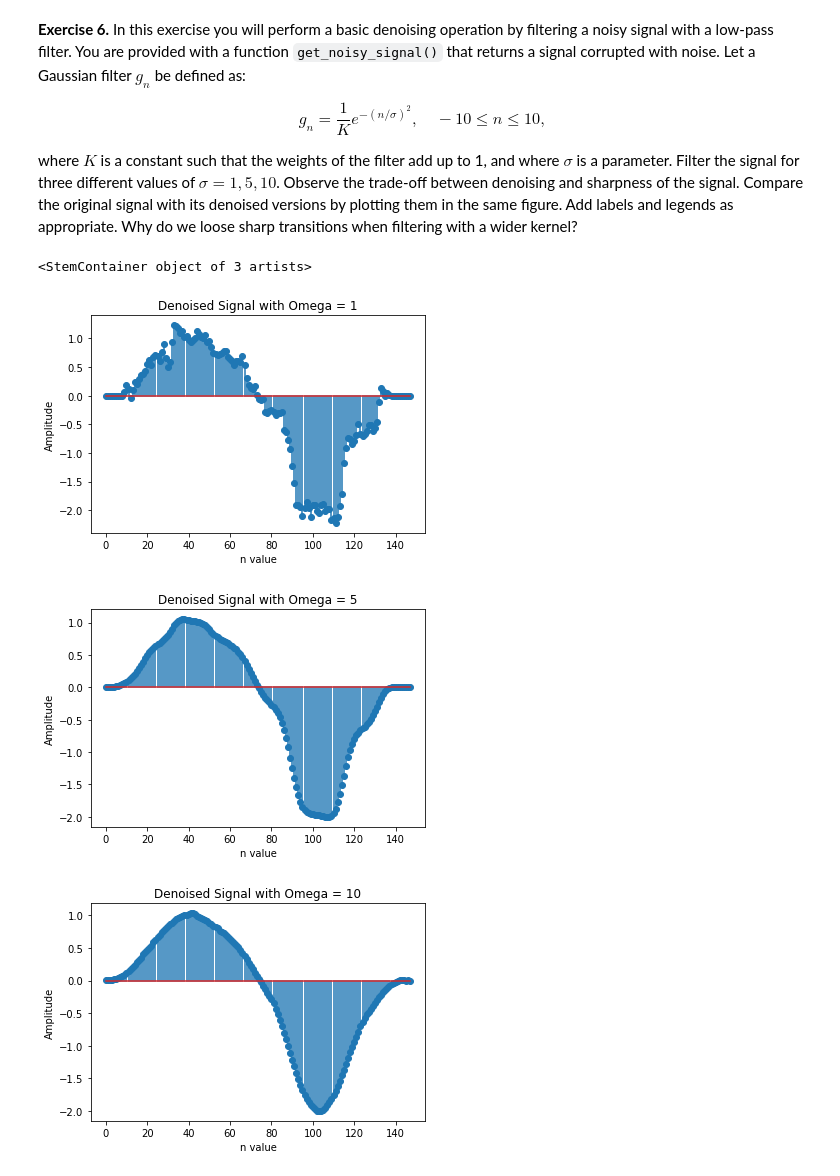
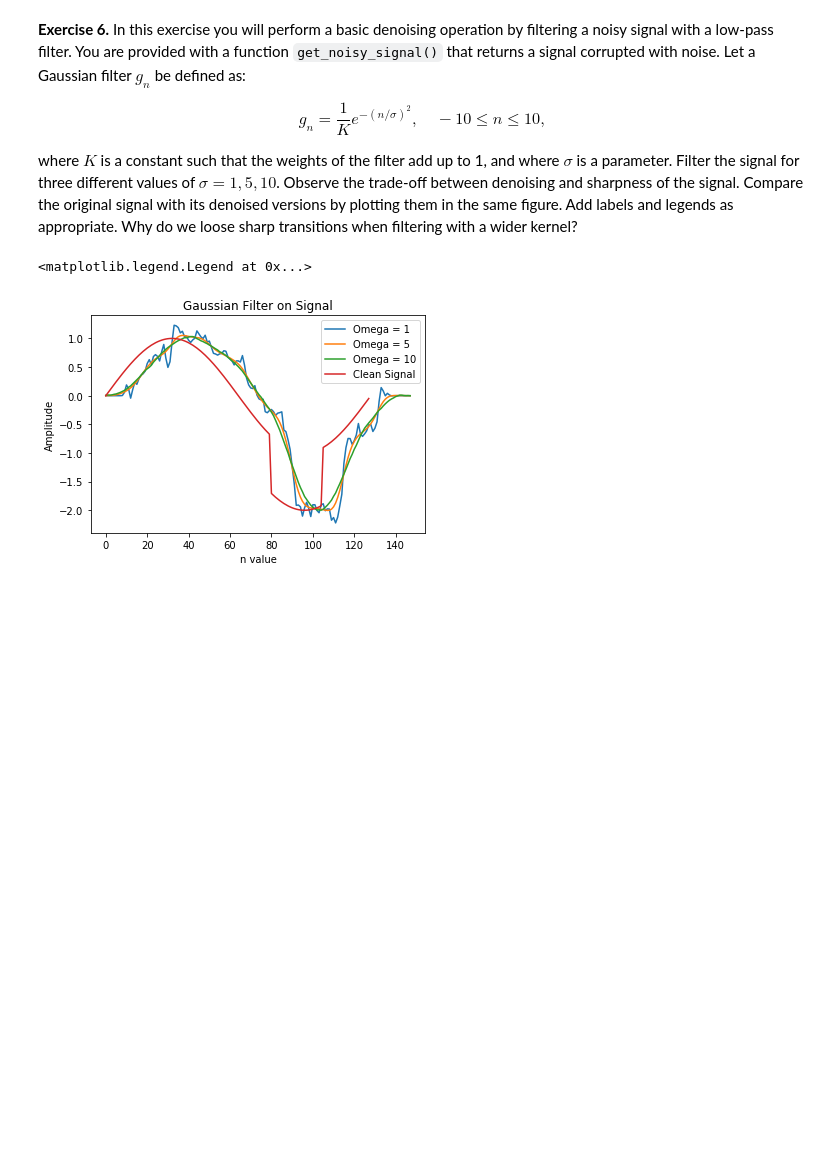
Before and after one commit to varose99/ds4bme, a Jupyter notebook: prelab.ipynb, the cells around one changed output. Cells and saved outputs as stored; diff of their text form; code cells hidden in the pictures; blank space fills up the shorter version.

Commit message:
Fixing plotting errors + adding legend to number 6

```diff
--- a/prelab.ipynb
+++ b/prelab.ipynb
@@ -422,46 +422,45 @@ def get_noisy_signal(s=0.2):
     # generate noise
     n = s*np.random.randn(128)
 
     # return noisy signal
     return x+n
+def get_clean_signal():
+    # generate signal
+    N = 128
+    t = np.arange(N)
+    x = np.sin(2*np.pi*t/N)
+    x[80:105] -= 1
+    return x
 
 # complete Exercise 6 starting here
 # ...
 # Gaussian Filter
 def filter(omega):
   gn = [0]*21
   total = 0
   for n in range(-10,11):
     gn[n+10] = math.exp(-(n/omega)*(n/omega))
     total += gn[n+10]
   filter = [0]*21
   for i in range(0,21):
     filter[i] = gn[i]/total
   return filter
 
 signal = get_noisy_signal()
 
 one = np.convolve(filter(1),signal)
 five = np.convolve(filter(5),signal)
 ten = np.convolve(filter(10),signal)
 
 plt.figure()
-plt.title('Denoised Signal with Omega = 1')
-plt.stem(one)
+plt.title('Gaussian Filter on Signal')
+plt.plot(one)
 plt.xlabel('n value')
 plt.ylabel('Amplitude')
-plt.figure()
-plt.title('Denoised Signal with Omega = 5')
-plt.stem(five)
-plt.ylabel('Amplitude')
-plt.xlabel('n value')
-plt.figure()
-plt.title('Denoised Signal with Omega = 10')
-plt.ylabel('Amplitude')
-plt.xlabel('n value')
-plt.stem(ten)
+plt.plot(five)
+plt.plot(ten)
+plt.plot(get_clean_signal())
+plt.legend(['Omega = 1','Omega = 5','Omega = 10','Clean Signal'])
 # %% [output]
-<StemContainer object of 3 artists>
+<matplotlib.legend.Legend at 0x...>
-[figure, old version]
+[figure, new version]
-[figure, removed]
-[figure, removed]
```
Also changed, not shown: parts of 2 cells of this notebook.
